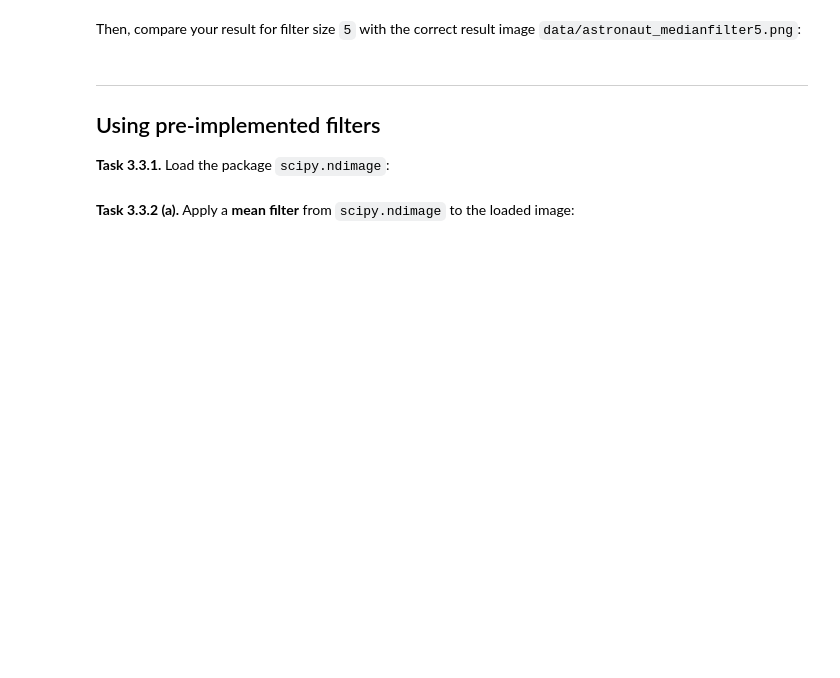
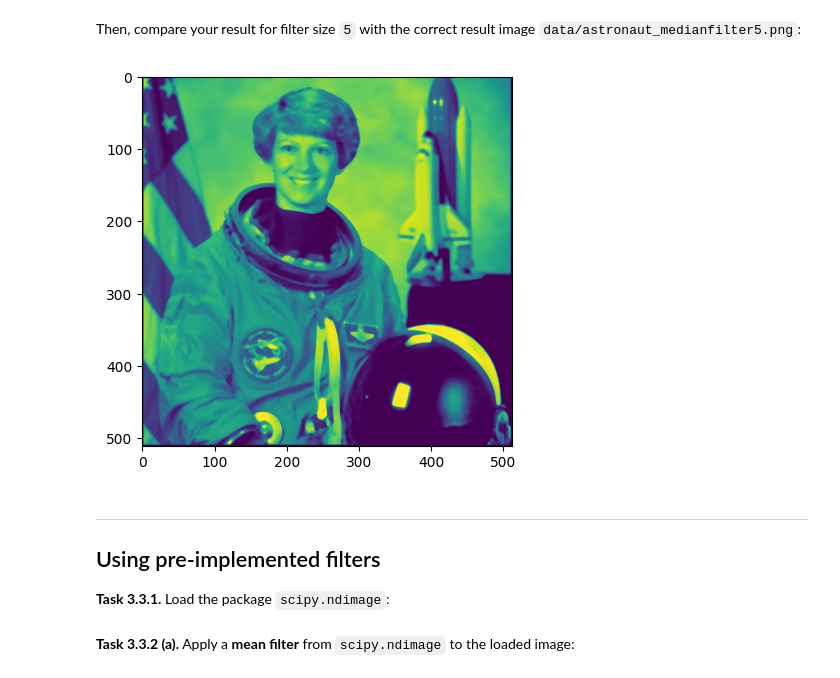
Before and after one commit to rosminschumacher-eng/mobi-fs3-python, a Jupyter notebook: task3.ipynb, the cells around one changed output. Cells and saved outputs as stored; diff of their text form; code cells hidden in the pictures; blank space fills up the shorter version.

```diff
--- a/task3.ipynb
+++ b/task3.ipynb
@@ -64,5 +80,11 @@ def medianfilter(img_in, size):
 # %% [markdown]
 Then, compare your result for filter size `5` with the correct result image `data/astronaut_medianfilter5.png`:
+# %%
+imgmedfr5=plt.imread("data/astronaut_medianfilter5.png")
+plt.imshow(imgmedfr5)
+assert numpy.allclose(imgmed5, imgmedfr5, atol=1/255)
+# %% [output]
+[figure, added]
 # %% [markdown]
 ---
 
```
Also changed, not shown: parts of 17 cells of this notebook.
